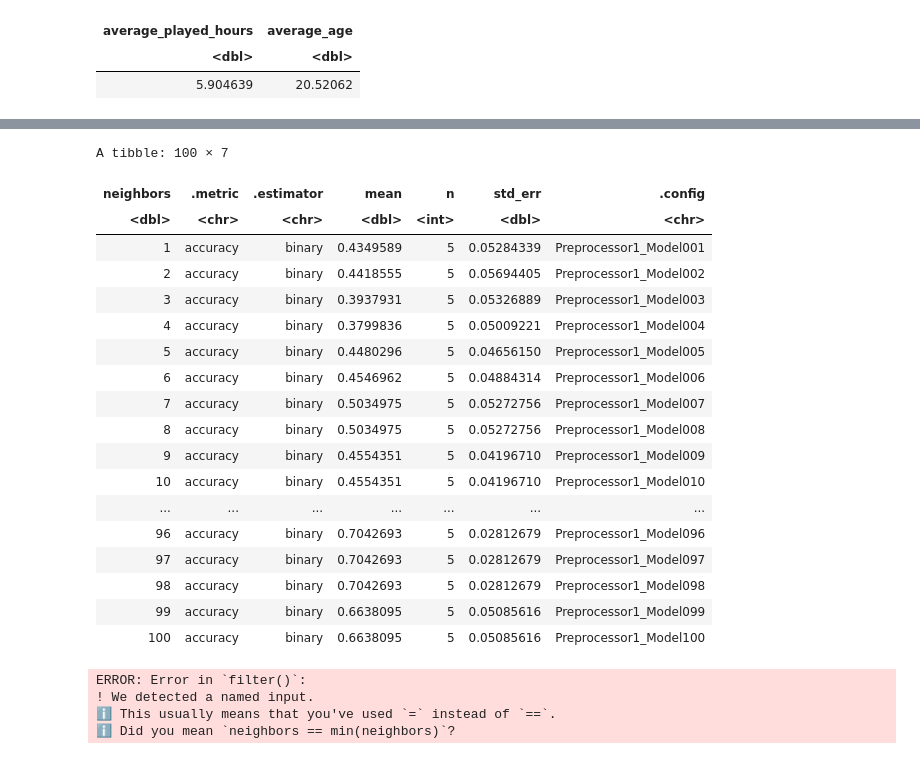
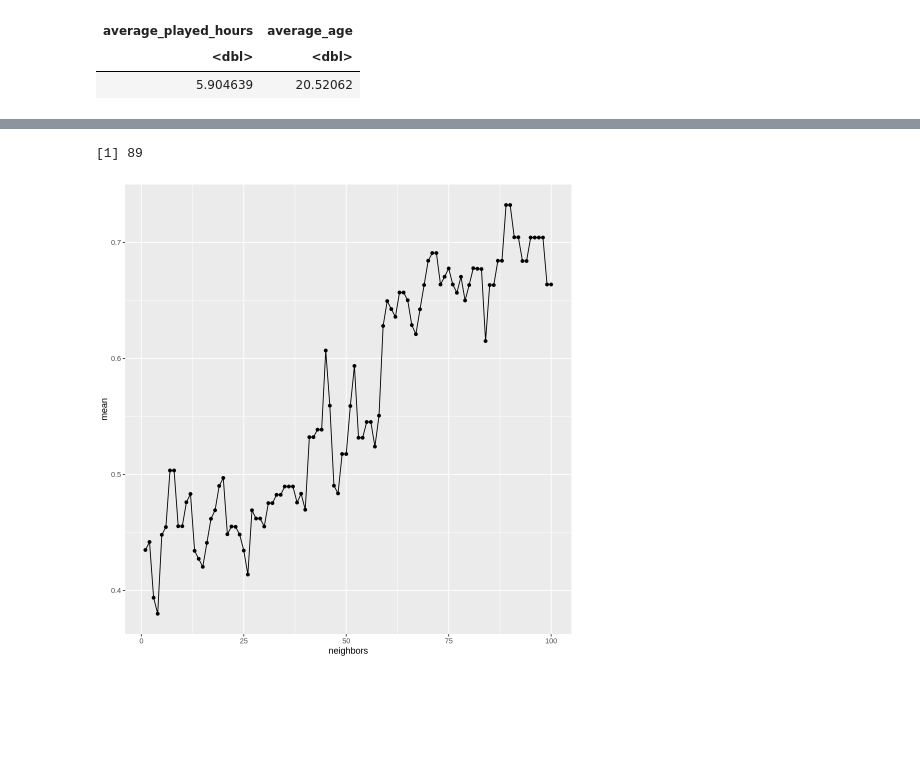
Before and after one commit to ninzyt/dsci100-project-group37, a Jupyter notebook: GroupProject(37).ipynb, the cells around one changed output, grey strips where cells are left out. Cells and saved outputs as stored; diff of their text form; code cells hidden in the pictures; blank space fills up the shorter version.

```diff
--- a/GroupProject(37).ipynb
+++ b/GroupProject(37).ipynb
@@ -124,49 +133,33 @@ step_scale(all_predictors())|>
 step_center(all_predictors()) |>
 step_upsample(subscribe, over_ratio = 1)
 # %%
+# 6. a) Cross-validation and Parameter (K) Value Selection
+players_vfold<- vfold_cv(players_training, v=5, strata=subscribe)
 players_spec_tune<- nearest_neighbor(weight_func="rectangular", neighbors=tune())|>
 set_engine("kknn")|>
 set_mode("classification")
 
 k_vals<- tibble(neighbors=seq(from=1, to=100, by=1))
-players_vfold<- vfold_cv(players_training, v=5, strata=subscribe)
 
-player_workflow_tune<- workflow()|>
+player_tune_results<- workflow()|>
 add_recipe(players_recipe)|>
 add_model(players_spec_tune)|>
 tune_grid(resamples=players_vfold, grid=k_vals)|>
 collect_metrics()
+
+accuracy<- player_tune_results|>
+filter(.metric=="accuracy")
 # %%
-accuracy<- workflow|>
-filter(.metric=="accuracy")
-accuracy
+# 6. b) Best K value visualization and determination
+accuracy_vis_k<- ggplot(accuracy, aes(x=neighbors, y=mean))+
+geom_point()+
+geom_line()
+accuracy_vis_k
 
 best_k_val<- filter(accuracy, mean==max(mean)) |>
 filter(neighbors == min(neighbors))|>
 pull(neighbors)
-
 best_k_val
 # %% [output]
-A tibble: 100 × 7
+[1] 89
-| neighbors | .metric | .estimator | mean | n | std_err | .config |
-| <dbl> | <chr> | <chr> | <dbl> | <int> | <dbl> | <chr> |
-| 1 | accuracy | binary | 0.4349589 | 5 | 0.05284339 | Preprocessor1_Model001 |
-| 2 | accuracy | binary | 0.4418555 | 5 | 0.05694405 | Preprocessor1_Model002 |
-| 3 | accuracy | binary | 0.3937931 | 5 | 0.05326889 | Preprocessor1_Model003 |
-| 4 | accuracy | binary | 0.3799836 | 5 | 0.05009221 | Preprocessor1_Model004 |
-| 5 | accuracy | binary | 0.4480296 | 5 | 0.04656150 | Preprocessor1_Model005 |
-| 6 | accuracy | binary | 0.4546962 | 5 | 0.04884314 | Preprocessor1_Model006 |
-| 7 | accuracy | binary | 0.5034975 | 5 | 0.05272756 | Preprocessor1_Model007 |
-| 8 | accuracy | binary | 0.5034975 | 5 | 0.05272756 | Preprocessor1_Model008 |
-| 9 | accuracy | binary | 0.4554351 | 5 | 0.04196710 | Preprocessor1_Model009 |
-| 10 | accuracy | binary | 0.4554351 | 5 | 0.04196710 | Preprocessor1_Model010 |
-| ... | ... | ... | ... | ... | ... | ... |
-| 96 | accuracy | binary | 0.7042693 | 5 | 0.02812679 | Preprocessor1_Model096 |
-| 97 | accuracy | binary | 0.7042693 | 5 | 0.02812679 | Preprocessor1_Model097 |
-| 98 | accuracy | binary | 0.7042693 | 5 | 0.02812679 | Preprocessor1_Model098 |
-| 99 | accuracy | binary | 0.6638095 | 5 | 0.05085616 | Preprocessor1_Model099 |
-| 100 | accuracy | binary | 0.6638095 | 5 | 0.05085616 | Preprocessor1_Model100 |
-ERROR: Error in `filter()`:
-! We detected a named input.
-ℹ This usually means that you've used `=` instead of `==`.
-ℹ Did you mean `neighbors == min(neighbors)`?
+[figure, added]
```
Also changed, not shown: parts of 10 cells of this notebook.
